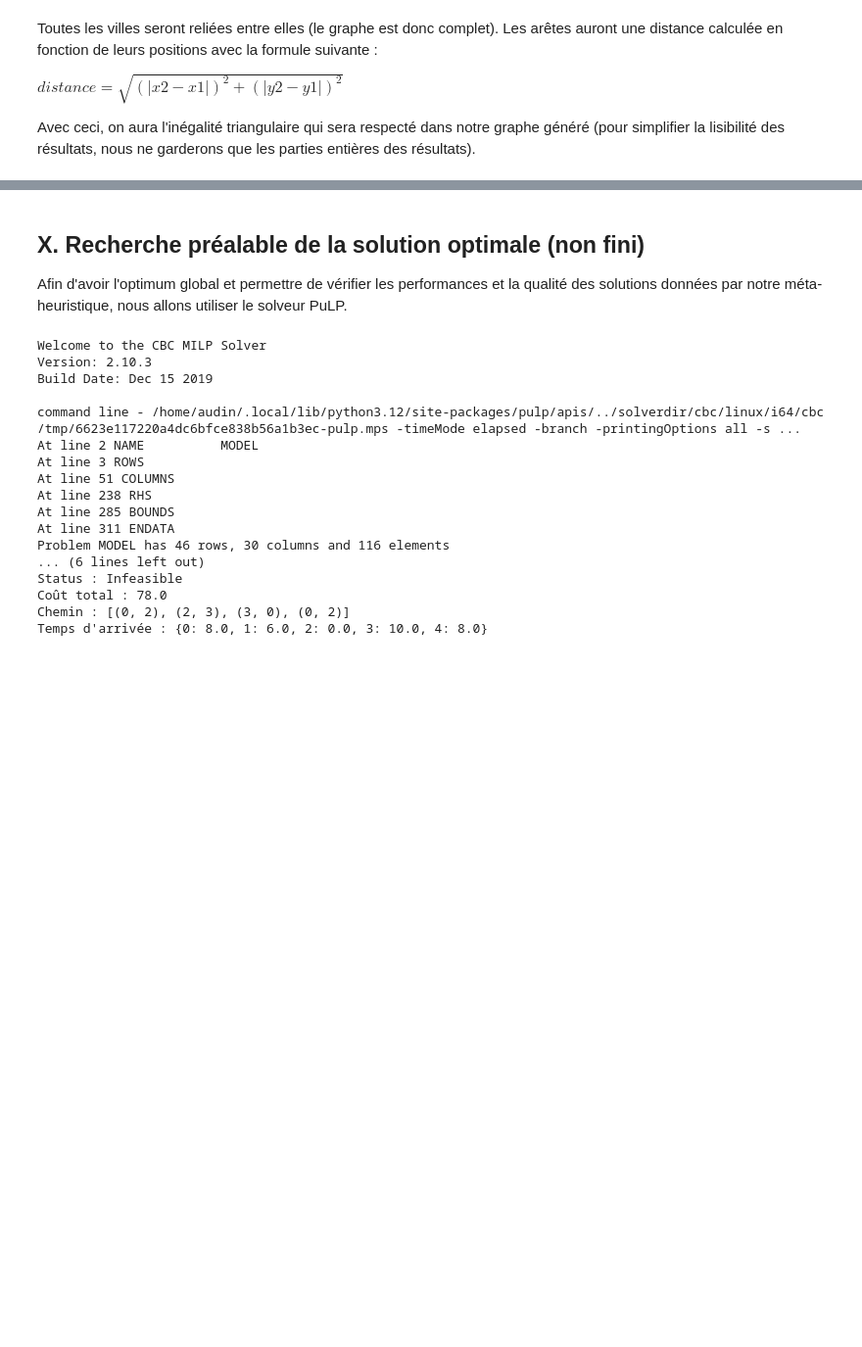
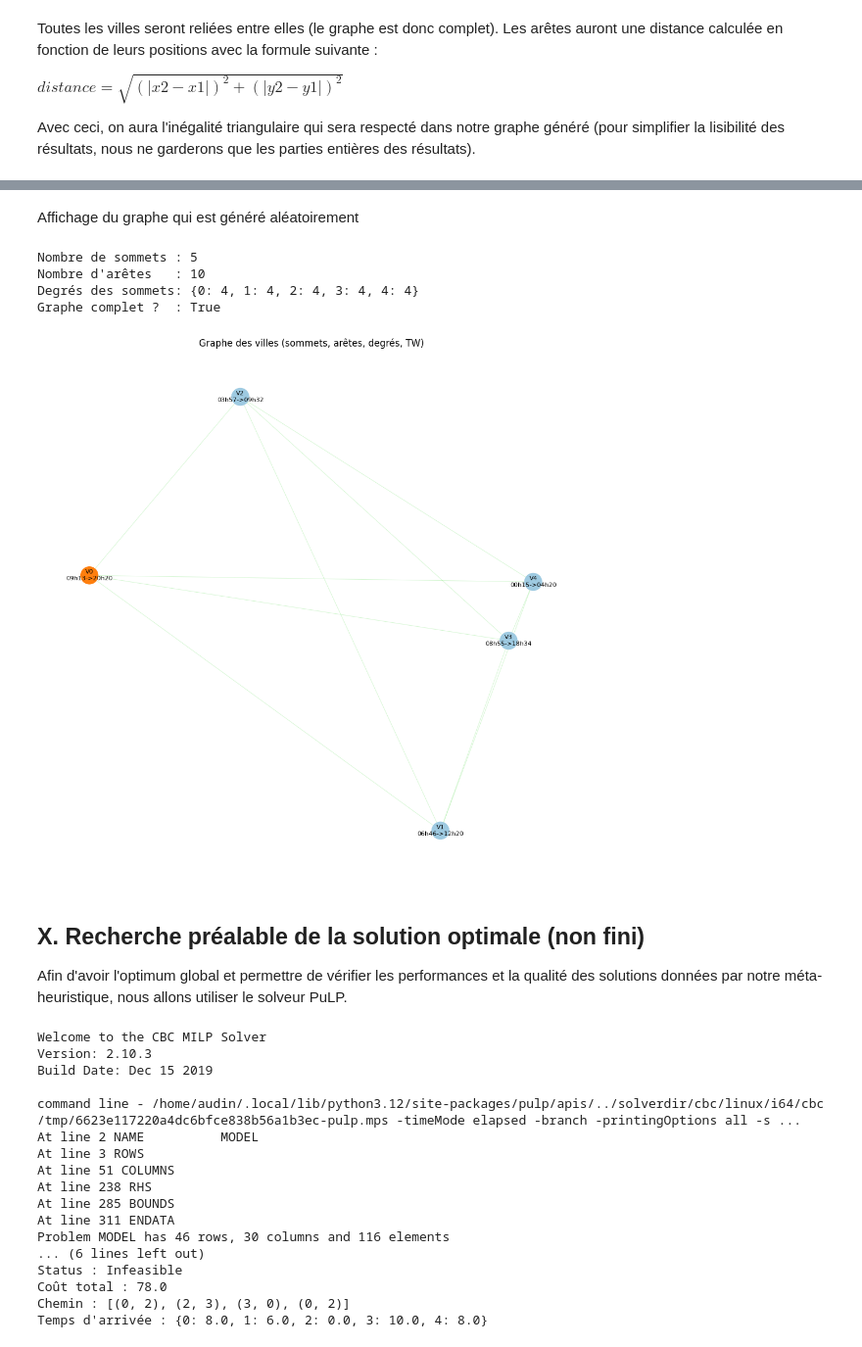
Before and after one commit to FrozX69/RechOp-Gr3, a Jupyter notebook: gpe3-livrable2.ipynb, the cells around one changed output, grey strips where cells are left out. Shown at 98% size. Cells and saved outputs as stored; diff of their text form; code cells hidden in the pictures; blank space fills up the shorter version.

Commit message:
Changement du 1.2 avec ajout du graphe ( par rapport au donnée généré aleatoirement)

```diff
--- a/gpe3-livrable2.ipynb
+++ b/gpe3-livrable2.ipynb
@@ -174,6 +174,6 @@ import random
 
 random.seed(a=3)
 
-coordonnees_villes = [(random.randint(1, 100), random.randint(1, 100)) for _ in range(NB_VILLES)]
+coordonnees_villes = [(random.randint(1, 1000), random.randint(1, 1000)) for _ in range(NB_VILLES)]
 print("Coordonnées des villes :", coordonnees_villes)
 # %% [output]
@@ -219,3 +240,74 @@ print(liste_villes)
+# %% [markdown]
+Affichage du graphe qui est généré aléatoirement
+# %%
+import networkx as nx
+import matplotlib.pyplot as plt
+from sys import maxsize
+
+G = nx.Graph()
+
+# Sommets (villes)
+for i, (x, y) in enumerate(coordonnees_villes):
+    G.add_node(i, pos=(x, y), fenetre=liste_villes[i])
+
+# Arêtes (routes)
+for i in range(NB_VILLES):
+    for j in range(i + 1, NB_VILLES):
+        if matrice[i][j] < maxsize:  # ignore route bloquée
+            G.add_edge(i, j, weight=int(matrice[i][j]))
+
+# Vérification graphe complet
+degres = dict(G.degree())
+est_complet = (
+    G.number_of_edges() == NB_VILLES * (NB_VILLES - 1) // 2
+    and all(d == NB_VILLES - 1 for d in degres.values())
+)
+
+print("Nombre de sommets :", G.number_of_nodes())
+print("Nombre d'arêtes   :", G.number_of_edges())
+print("Degrés des sommets:", degres)
+print("Graphe complet ?  :", est_complet)
+
+pos = nx.get_node_attributes(G, "pos")
+node_labels = {
+    i: f"V{i}\n{to_hhmm(liste_villes[i][0])}->{to_hhmm(liste_villes[i][1])}"
+    for i in G.nodes()
+}
+
+# mettre v0 en rouge car elle reprente le dépot
+node_colors = ["#9ecae1" if i != 0 else "#ff7f0e" for i in G.nodes()]
+
+
+plt.figure(figsize=(10, 10))
+
+# Nœuds
+nx.draw_networkx_nodes(
+    G, pos,
+    node_color=node_colors,
+    node_size=500
+)
+
+
+# Arêtes (moins opaques + plus fines)
+nx.draw_networkx_edges(
+    G, pos,
+    edge_color="#11D100",
+    width=0.7,   # plus fin
+    alpha=0.18   # moins opaque
+)
+
+nx.draw_networkx_labels(G, pos, labels=node_labels, font_size=8)
+
+plt.title("Graphe des villes (sommets, arêtes, degrés, TW)")
+plt.axis("off")
+plt.tight_layout()
+plt.show()
+# %% [output]
+Nombre de sommets : 5
+Nombre d'arêtes   : 10
+Degrés des sommets: {0: 4, 1: 4, 2: 4, 3: 4, 4: 4}
+Graphe complet ?  : True
+[figure, added]
 # %% [markdown]
 ## X. Recherche préalable de la solution optimale (non fini)
 Afin d'avoir l'optimum global et permettre de vérifier les performances et la qualité des solutions données par notre méta-heuristique, nous allons utiliser le solveur PuLP.
```
Also changed, not shown: parts of 4 cells of this notebook, 2 other files.
